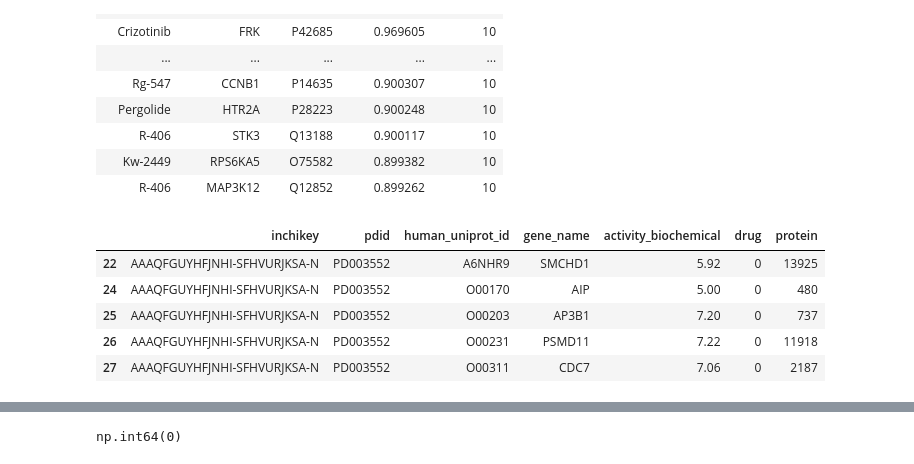
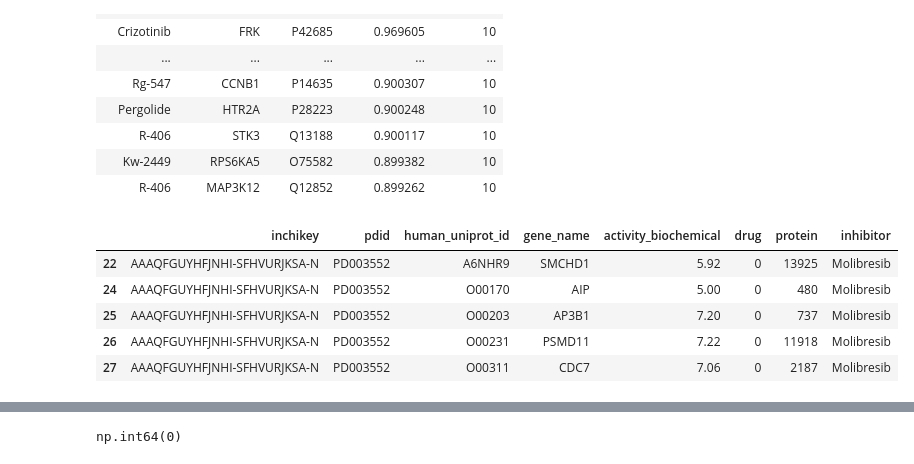
Before and after one commit to biodev/TKG-DTI, a Jupyter notebook: notebooks/00_AGG_FULL_TKG_PREDS.ipynb, the cells around one changed output, grey strips where cells are left out. Saved outputs shown, nothing was run; the diff lists cells and outputs as text; code cells hidden in the pictures.

```diff
--- a/notebooks/00_AGG_FULL_TKG_PREDS.ipynb
+++ b/notebooks/00_AGG_FULL_TKG_PREDS.ipynb
@@ -445,15 +482,16 @@ dap = dap.groupby(['inchikey', 'pdid', 'human_uniprot_id', 'gene_name']).agg({'a
 # %%
 dap2 = dap.assign(drug = dap.inchikey.map(inchi2idx),
                  protein = dap.gene_name.map(gene2idx))
 
 dap2 = dap2[lambda x: x.drug.notna() & x.protein.notna()]
 dap2.drug = dap2.drug.astype(int)
 dap2.protein = dap2.protein.astype(int)
+dap2 = dap2.assign(inhibitor = dap2.inchikey.map(inchi2name.set_index('inchikey')['inhibitor']))
 dap2.head()
 # %% [output]
-|  | inchikey | pdid | human_uniprot_id | gene_name | activity_biochemical | drug | protein |
-| 22 | AAAQFGUYHFJNHI-SFHVURJKSA-N | PD003552 | A6NHR9 | SMCHD1 | 5.92 | 0 | 13925 |
-| 24 | AAAQFGUYHFJNHI-SFHVURJKSA-N | PD003552 | O00170 | AIP | 5.00 | 0 | 480 |
-| 25 | AAAQFGUYHFJNHI-SFHVURJKSA-N | PD003552 | O00203 | AP3B1 | 7.20 | 0 | 737 |
-| 26 | AAAQFGUYHFJNHI-SFHVURJKSA-N | PD003552 | O00231 | PSMD11 | 7.22 | 0 | 11918 |
-| 27 | AAAQFGUYHFJNHI-SFHVURJKSA-N | PD003552 | O00311 | CDC7 | 7.06 | 0 | 2187 |
+|  | inchikey | pdid | human_uniprot_id | gene_name | activity_biochemical | drug | protein | inhibitor |
+| 22 | AAAQFGUYHFJNHI-SFHVURJKSA-N | PD003552 | A6NHR9 | SMCHD1 | 5.92 | 0 | 13925 | Molibresib |
+| 24 | AAAQFGUYHFJNHI-SFHVURJKSA-N | PD003552 | O00170 | AIP | 5.00 | 0 | 480 | Molibresib |
+| 25 | AAAQFGUYHFJNHI-SFHVURJKSA-N | PD003552 | O00203 | AP3B1 | 7.20 | 0 | 737 | Molibresib |
+| 26 | AAAQFGUYHFJNHI-SFHVURJKSA-N | PD003552 | O00231 | PSMD11 | 7.22 | 0 | 11918 | Molibresib |
+| 27 | AAAQFGUYHFJNHI-SFHVURJKSA-N | PD003552 | O00311 | CDC7 | 7.06 | 0 | 2187 | Molibresib |
```
Also changed, not shown: parts of 20 cells of this notebook, 5 other files.
